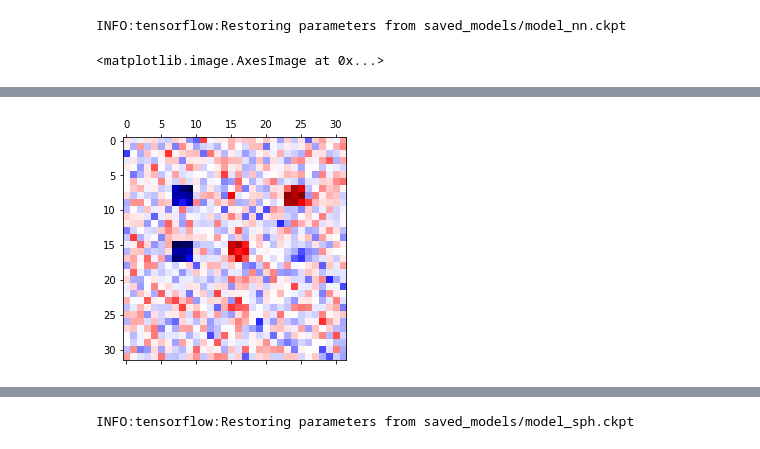
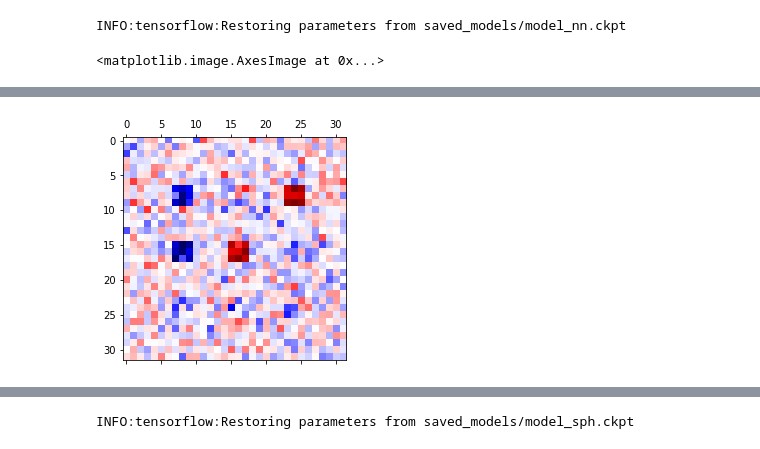
Before and after one commit to patrick-mcclure/adversarial_training_for_fmri_decoding, a Jupyter notebook: Synthetic/Synthetic_Decoding.ipynb, the cells around one changed output, grey strips where cells are left out. Drawn from its saved outputs; the diff is of its cells as text; code cells hidden in the pictures.

```diff
--- a/Synthetic/Synthetic_Decoding.ipynb
+++ b/Synthetic/Synthetic_Decoding.ipynb
@@ -47,3 +51,5 @@ temp_avg = (temp_0+temp_1+temp_2)/3.0
+# %%
+train_templates = temp_array = np.array([train_data[where_train_0[0]].mean(axis=0),train_data[where_train_1[0]].mean(axis=0),train_data[where_train_2[0]].mean(axis=0)])
 # %%
 #Plot the three template images and the averge template image
 clim = np.abs(temp_0).max()
@@ -350,0 +610,9 @@ plt.matshow(np.reshape(grad_l_2_1[0].mean(axis=0),[32,32]),cmap='seismic',vmin=-
+# %%
+#Get validation results for the structured model
+with tf.Session() as sess:
+    init = tf.global_variables_initializer()
+    sess.run(init)
+    saver_sl.restore(sess, "saved_models/model_sl.ckpt")
+    l_sl, a_sl = sess.run([loss_sl, acc_sl], feed_dict={x: val_data, y_true: val_labels})
+    print('Loss L: ' + str(l_sl[0]))
+    print('Acc L: ' + str(a_sl))
@@ -350,0 +623,9 @@ plt.matshow(np.reshape(grad_l_2_1[0].mean(axis=0),[32,32]),cmap='seismic',vmin=-
+# %%
+#Get test results for the structured linear model
+with tf.Session() as sess:
+    init = tf.global_variables_initializer()
+    sess.run(init)
+    saver_sl.restore(sess, "saved_models/model_sl.ckpt")
+    l_sl, a_sl = sess.run([loss_sl, acc_sl], feed_dict={x: test_data, y_true: test_labels})
+    print('Loss L: ' + str(l_sl[0]))
+    print('Acc L: ' + str(a_sl))
@@ -632,39 +1025,39 @@ INFO:tensorflow:Restoring parameters from saved_models/model_nn.ckpt
 #Plot gradients for the neural network model with SmoothGrad
 
 #Plot gradients for class 0 for class 0 inputs
-clim = np.abs(grad_sg_0[0].mean(axis=0)).max()
-plt.matshow(np.reshape(grad_sg_0[0].mean(axis=0),[32,32]),cmap='seismic',vmin=-1.0*clim,vmax=clim)
+clim = np.abs(grad_sg_0[0][1]).max()
+plt.matshow(np.reshape(grad_sg_0[0][1],[32,32]),cmap='seismic',vmin=-1.0*clim,vmax=clim)
 
 #Plot gradients for class 1 for class 1 inputs
-clim = np.abs(grad_sg_1[0].mean(axis=0)).max()
-plt.matshow(np.reshape(grad_sg_1[0].mean(axis=0),[32,32]),cmap='seismic',vmin=-1.0*clim,vmax=clim)
+clim = np.abs(grad_sg_1[0][1]).max()
+plt.matshow(np.reshape(grad_sg_1[0][1],[32,32]),cmap='seismic',vmin=-1.0*clim,vmax=clim)
 
 #Plot gradientws for class 2 for class 2 inputs
-clim = np.abs(grad_sg_2[0].mean(axis=0)).max()
-plt.matshow(np.reshape(grad_sg_2[0].mean(axis=0),[32,32]),cmap='seismic',vmin=-1.0*clim,vmax=clim)
+clim = np.abs(grad_sg_2[0][1]).max()
+plt.matshow(np.reshape(grad_sg_2[0][1],[32,32]),cmap='seismic',vmin=-1.0*clim,vmax=clim)
 
 #Plot gradients for class 1 for class 0 inputs
-clim = np.abs(grad_sg_0_1[0].mean(axis=0)).max()
-plt.matshow(np.reshape(grad_sg_0_1[0].mean(axis=0),[32,32]),cmap='seismic',vmin=-1.0*clim,vmax=clim)
+clim = np.abs(grad_sg_0_1[0][1]).max()
+plt.matshow(np.reshape(grad_sg_0_1[0][1],[32,32]),cmap='seismic',vmin=-1.0*clim,vmax=clim)
 
 #Plot gradients for class 2 for class 0 inputs
-clim = np.abs(grad_sg_0_2[0].mean(axis=0)).max()
-plt.matshow(np.reshape(grad_sg_0_2[0].mean(axis=0),[32,32]),cmap='seismic',vmin=-1.0*clim,vmax=clim)
+clim = np.abs(grad_sg_0_2[0][1]).max()
+plt.matshow(np.reshape(grad_sg_0_2[0][1],[32,32]),cmap='seismic',vmin=-1.0*clim,vmax=clim)
 
 #Plot gradients for class 0 for class 1 inputs
-clim = np.abs(grad_sg_1_0[0].mean(axis=0)).max()
-plt.matshow(np.reshape(grad_sg_1_0[0].mean(axis=0),[32,32]),cmap='seismic',vmin=-1.0*clim,vmax=clim)
+clim = np.abs(grad_sg_1_0[0][1]).max()
+plt.matshow(np.reshape(grad_sg_1_0[0][1],[32,32]),cmap='seismic',vmin=-1.0*clim,vmax=clim)
 
 #Plot gradients for class 2 for class 1 inputs
-clim = np.abs(grad_sg_1_2[0].mean(axis=0)).max()
-plt.matshow(np.reshape(grad_sg_1_2[0].mean(axis=0),[32,32]),cmap='seismic',vmin=-1.0*clim,vmax=clim)
+clim = np.abs(grad_sg_1_2[0][1]).max()
+plt.matshow(np.reshape(grad_sg_1_2[0][1],[32,32]),cmap='seismic',vmin=-1.0*clim,vmax=clim)
 
 #Plot gradients for class 0 for class 2 inputs
-clim = np.abs(grad_sg_2_0[0].mean(axis=0)).max()
-plt.matshow(np.reshape(grad_sg_2_0[0].mean(axis=0),[32,32]),cmap='seismic',vmin=-1.0*clim,vmax=clim)
+clim = np.abs(grad_sg_2_0[0][1]).max()
+plt.matshow(np.reshape(grad_sg_2_0[0][1],[32,32]),cmap='seismic',vmin=-1.0*clim,vmax=clim)
 
 #Plot gradients for class 1 for class 2 inputs
-clim = np.abs(grad_sg_2_1[0].mean(axis=0)).max()
-plt.matshow(np.reshape(grad_sg_2_1[0].mean(axis=0),[32,32]),cmap='seismic',vmin=-1.0*clim,vmax=clim)
+clim = np.abs(grad_sg_2_1[0][1]).max()
+plt.matshow(np.reshape(grad_sg_2_1[0][1],[32,32]),cmap='seismic',vmin=-1.0*clim,vmax=clim)
 # %% [output]
 <matplotlib.image.AxesImage at 0x...>
@@ -675 +1068 @@ plt.matshow(np.reshape(grad_sg_2_1[0].mean(axis=0),[32,32]),cmap='seismic',vmin=
-[figure, old version]
+[figure, new version]
```
Also changed, not shown: parts of 204 cells of this notebook, 12 other files.
